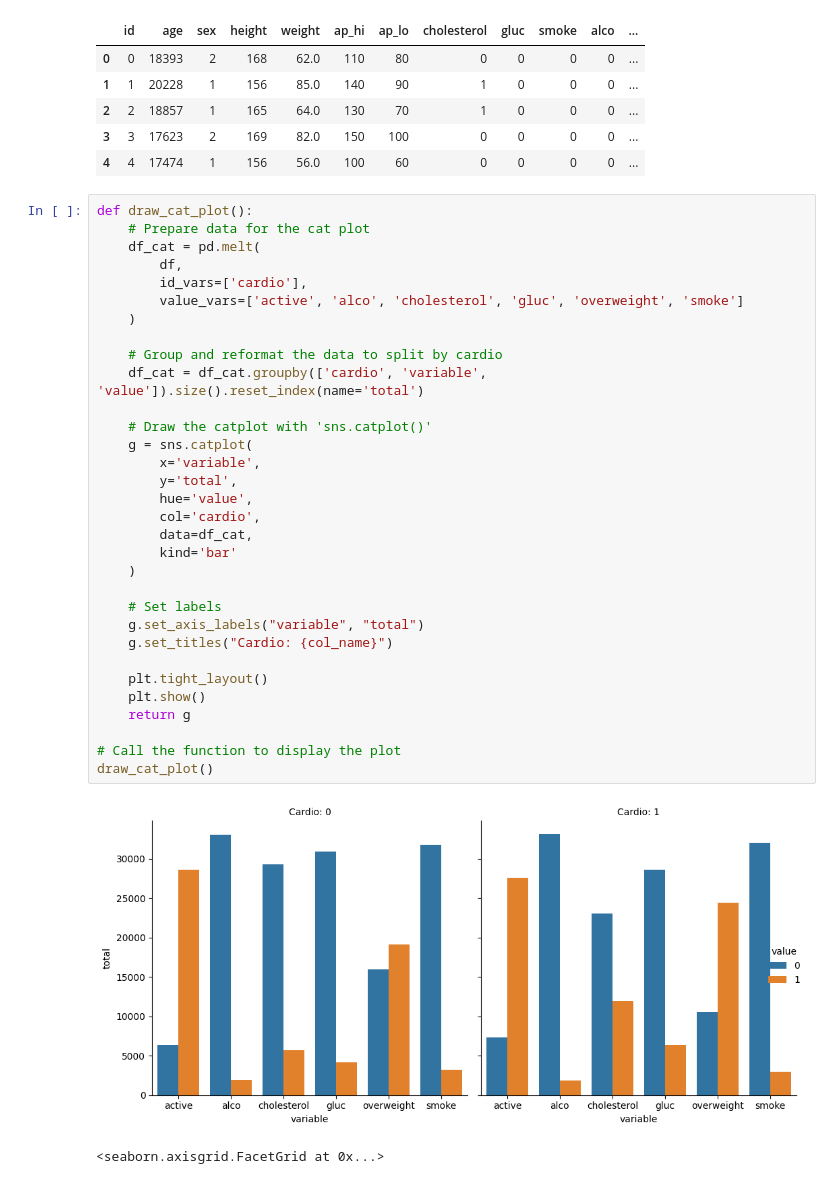
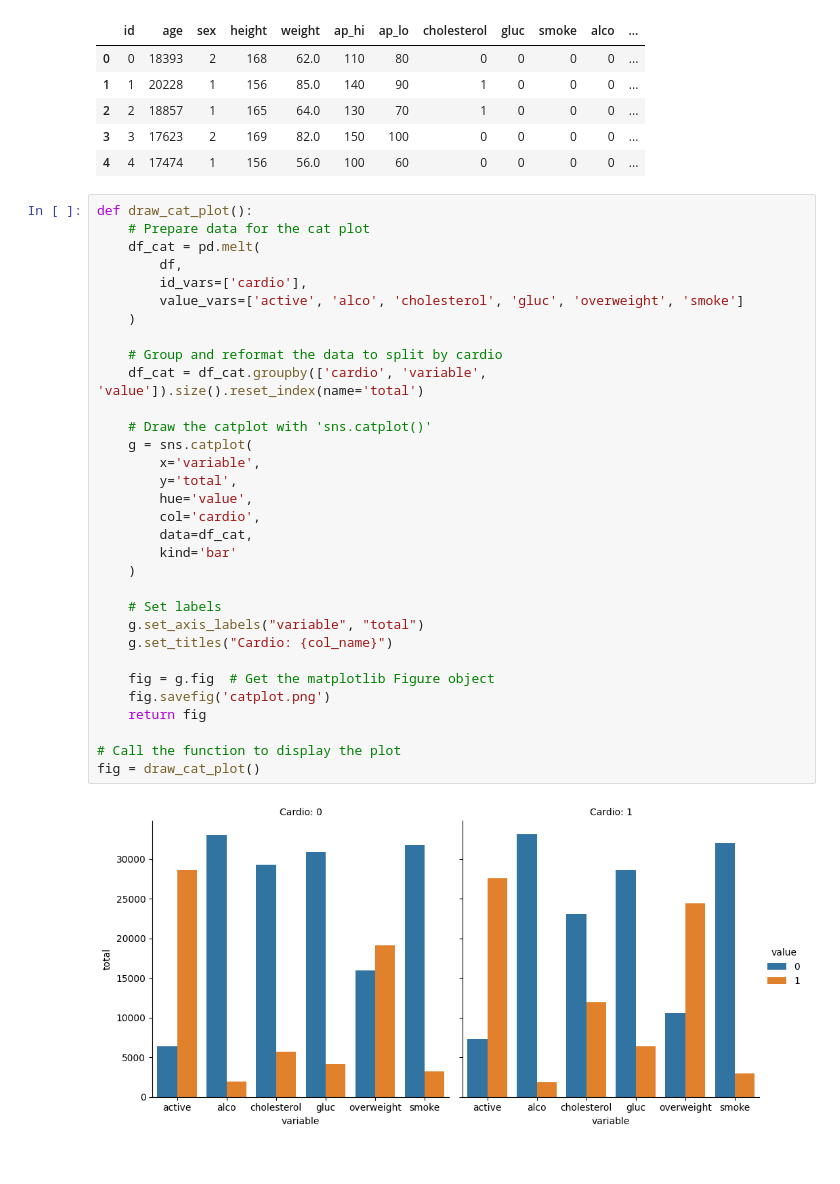
Before and after one commit to jpierre-7/medical-data-visualization, a Jupyter notebook: jp_medical_examination_data_analysis.ipynb, the cells around one changed output. Cells and saved outputs as stored; diff of their text form.

```diff
--- a/jp_medical_examination_data_analysis.ipynb
+++ b/jp_medical_examination_data_analysis.ipynb
@@ -74,35 +74,34 @@ df.head()
 # %%
 def draw_cat_plot():
     # Prepare data for the cat plot
     df_cat = pd.melt(
         df,
         id_vars=['cardio'],
         value_vars=['active', 'alco', 'cholesterol', 'gluc', 'overweight', 'smoke']
     )
 
     # Group and reformat the data to split by cardio
     df_cat = df_cat.groupby(['cardio', 'variable', 'value']).size().reset_index(name='total')
 
     # Draw the catplot with 'sns.catplot()'
     g = sns.catplot(
         x='variable',
         y='total',
         hue='value',
         col='cardio',
         data=df_cat,
         kind='bar'
     )
 
     # Set labels
     g.set_axis_labels("variable", "total")
     g.set_titles("Cardio: {col_name}")
 
-    plt.tight_layout()
-    plt.show()
-    return g
+    fig = g.fig  # Get the matplotlib Figure object
+    fig.savefig('catplot.png')
+    return fig
 
 # Call the function to display the plot
-draw_cat_plot()
+fig = draw_cat_plot()
 # %% [output]
-[figure, old version]
+[figure, new version]
-<seaborn.axisgrid.FacetGrid at 0x...>
```
Also changed, not shown: parts of 1 cell of this notebook, 3 other files.
